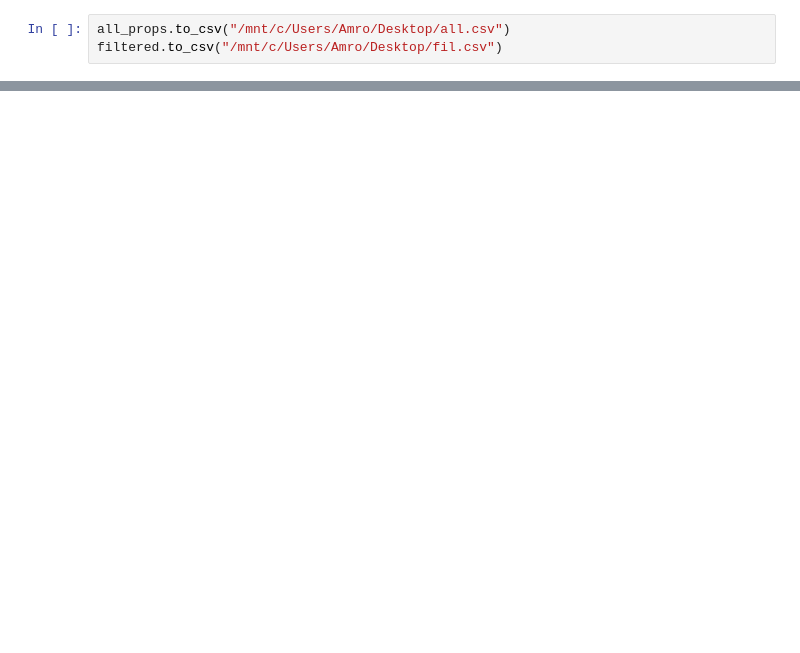
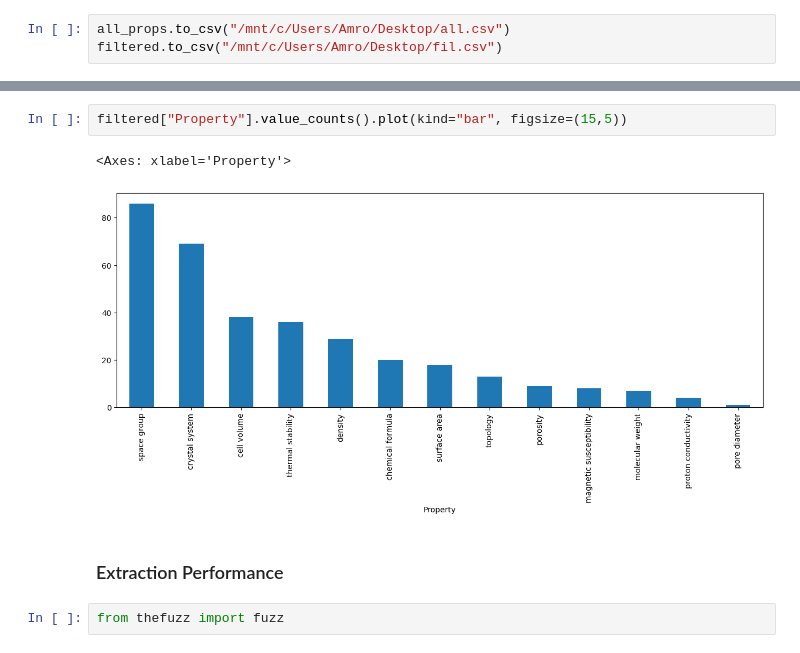
Before and after one commit to AI4ChemS/MOF_ChemUnity, a Jupyter notebook: General_Extraction_Benchmark.ipynb, the cells around one changed output, grey strips where cells are left out. Saved outputs shown, nothing was run; the diff lists cells and outputs as text; blank space fills up the shorter version.

```diff
--- a/General_Extraction_Benchmark.ipynb
+++ b/General_Extraction_Benchmark.ipynb
@@ -160,0 +248,9 @@ filtered.to_csv("/mnt/c/Users/Amro/Desktop/fil.csv")
+# %%
+filtered["Property"].value_counts().plot(kind="bar", figsize=(15,5))
+# %% [output]
+<Axes: xlabel='Property'>
+[figure, added]
+# %% [markdown]
+### Extraction Performance
+# %%
+from thefuzz import fuzz
```
Also changed, not shown: parts of 17 cells of this notebook, 2 other files.
